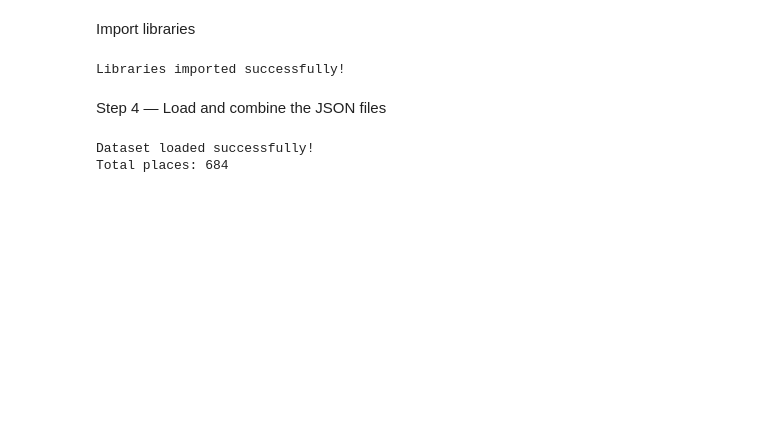
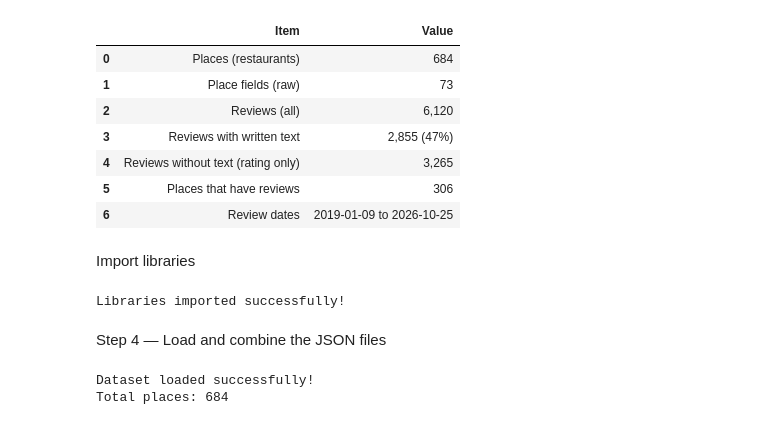
Before and after one commit to EiadEssam/ReviFood-Chatbot, a Jupyter notebook: Milestone1/NLP_Milestone1_Cleaning&EDA_Done.ipynb, the cells around one changed output. Cells and saved outputs as stored; diff of their text form; code cells hidden in the pictures; blank space fills up the shorter version.

```diff
--- a/Milestone1/NLP_Milestone1_Cleaning&EDA.ipynb
+++ b/Milestone1/NLP_Milestone1_Cleaning&EDA_Done.ipynb
@@ -11,3 +23,36 @@
+# %%
+import glob, json, os
+import pandas as pd
+
+def _find(patterns):
+    return sorted({os.path.abspath(f) for p in patterns for b in ("/content", ".")
+                   for f in glob.glob(os.path.join(b, p))})
+def _load(p):
+    with open(p, encoding="utf-8") as f:
+        return pd.DataFrame(json.load(f))
+
+place_files  = _find(["*discovery*.json"])
+review_files = _find(["*eviews*fifth*.json", "*ehab*review*.json"])
+_places  = pd.concat([_load(p) for p in place_files], ignore_index=True).drop_duplicates("placeId")
+_reviews = pd.concat([_load(p) for p in review_files], ignore_index=True).drop_duplicates("reviewId")
+_has_text = _reviews["text"].notna() & (_reviews["text"].str.strip() != "")
+dates = pd.to_datetime(_reviews["publishedAtDate"], errors="coerce", utc=True)
+
+pd.DataFrame({
+    "Item": ["Places (restaurants)", "Place fields (raw)", "Reviews (all)", "Reviews with written text",
+             "Reviews without text (rating only)", "Places that have reviews", "Review dates"],
+    "Value": [f"{len(_places):,}", _places.shape[1], f"{len(_reviews):,}",
+              f"{_has_text.sum():,} ({_has_text.mean():.0%})", f"{(~_has_text).sum():,}",
+              _reviews["placeId"].nunique(), f"{dates.min():%Y-%m-%d} to {dates.max():%Y-%m-%d}"]})
+# %% [output]
+|  | Item | Value |
+| 0 | Places (restaurants) | 684 |
+| 1 | Place fields (raw) | 73 |
+| 2 | Reviews (all) | 6,120 |
+| 3 | Reviews with written text | 2,855 (47%) |
+| 4 | Reviews without text (rating only) | 3,265 |
+| 5 | Places that have reviews | 306 |
+| 6 | Review dates | 2019-01-09 to 2026-10-25 |
 # %% [markdown]
 Import libraries
 # %%
```
Also changed, not shown: parts of 24 cells of this notebook, 5 other files.
